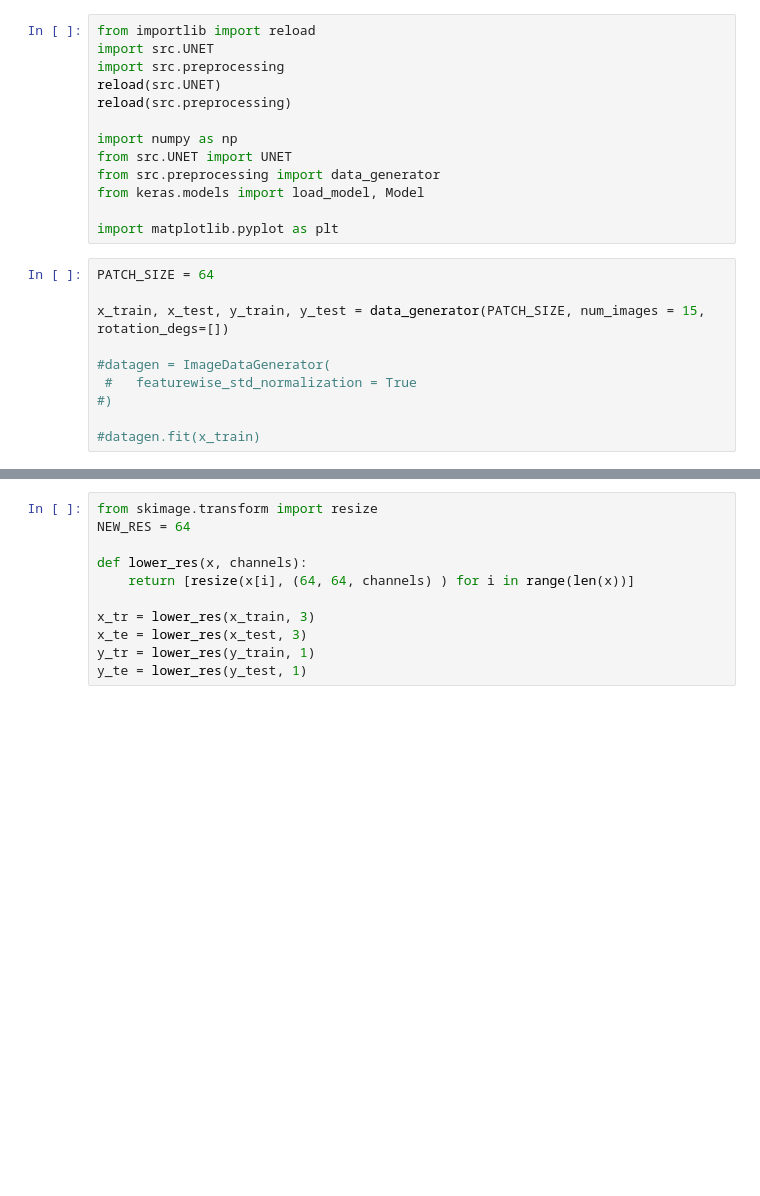
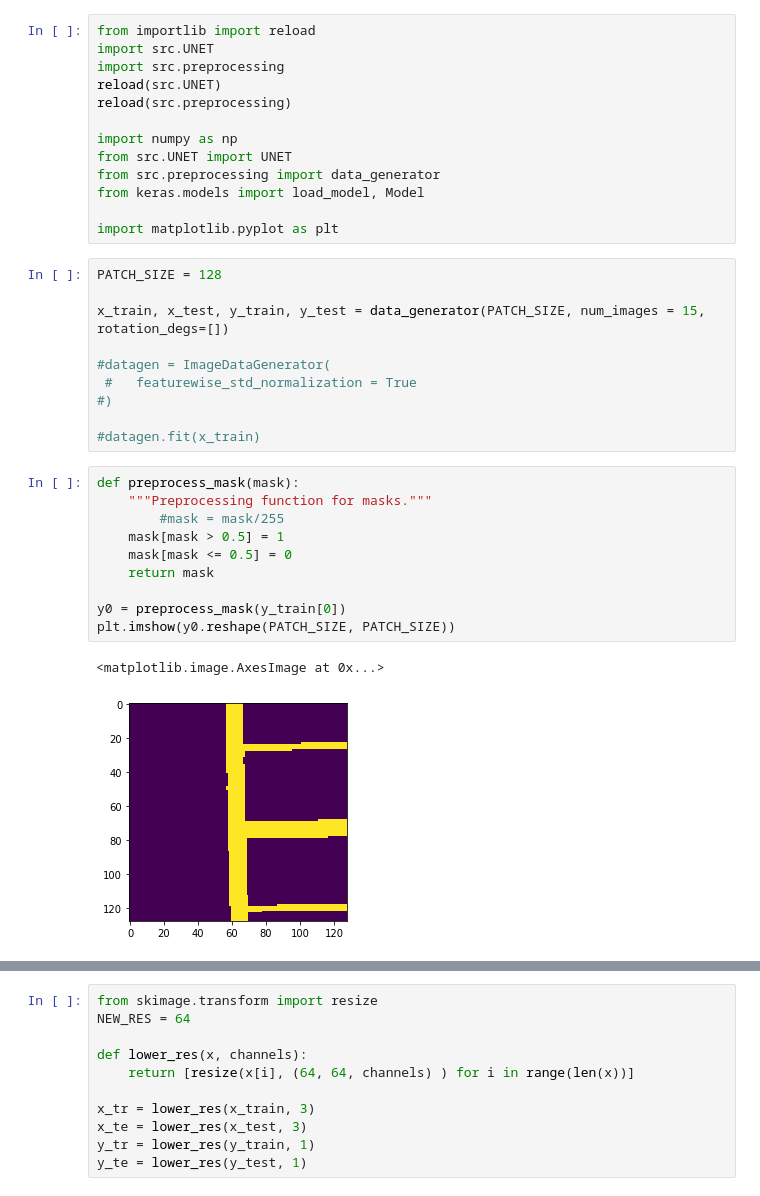
Before and after one commit to theodorhusefest/CS433-project2-road-segmentation, a Jupyter notebook: visualize_predictions.ipynb, the cells around one changed output, grey strips where cells are left out. Drawn from its saved outputs; the diff is of its cells as text; blank space fills up the shorter version.

```diff
--- a/visualize_predictions.ipynb
+++ b/visualize_predictions.ipynb
@@ -12,7 +12,7 @@ from keras.models import load_model, Model
 
 import matplotlib.pyplot as plt
 # %%
-PATCH_SIZE = 64
+PATCH_SIZE = 128
 
 x_train, x_test, y_train, y_test = data_generator(PATCH_SIZE, num_images = 15, rotation_degs=[])
 
@@ -21,6 +21,19 @@ x_train, x_test, y_train, y_test = data_generator(PATCH_SIZE, num_images = 15, r
 #)
 
 #datagen.fit(x_train)
+# %%
+def preprocess_mask(mask):
+    """Preprocessing function for masks."""
+        #mask = mask/255
+    mask[mask > 0.5] = 1
+    mask[mask <= 0.5] = 0
+    return mask
+
+y0 = preprocess_mask(y_train[0])
+plt.imshow(y0.reshape(PATCH_SIZE, PATCH_SIZE))
+# %% [output]
+<matplotlib.image.AxesImage at 0x...>
+[figure, added]
 # %%
 fig = plt.figure(figsize = (10, 10))
 plt.subplot(1,2,1)
```
Also changed, not shown: parts of 6 cells of this notebook, 17 other files.
